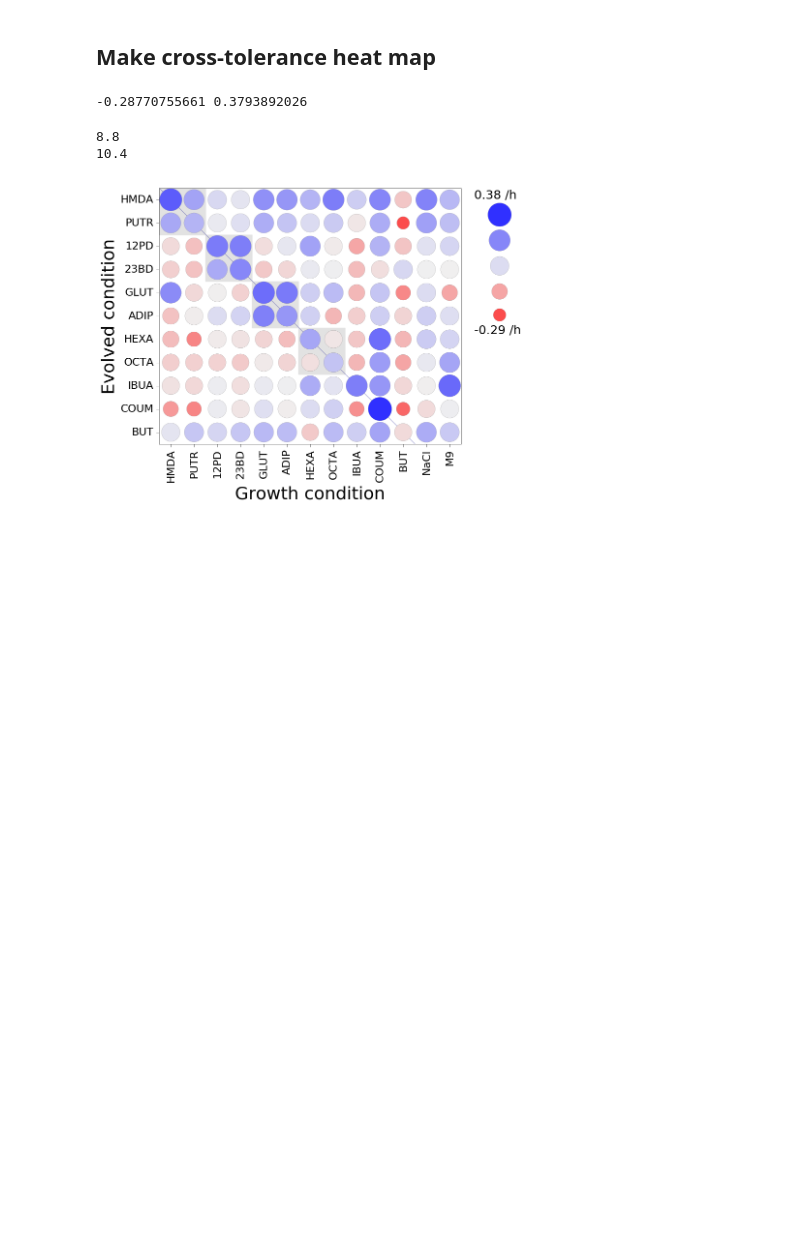
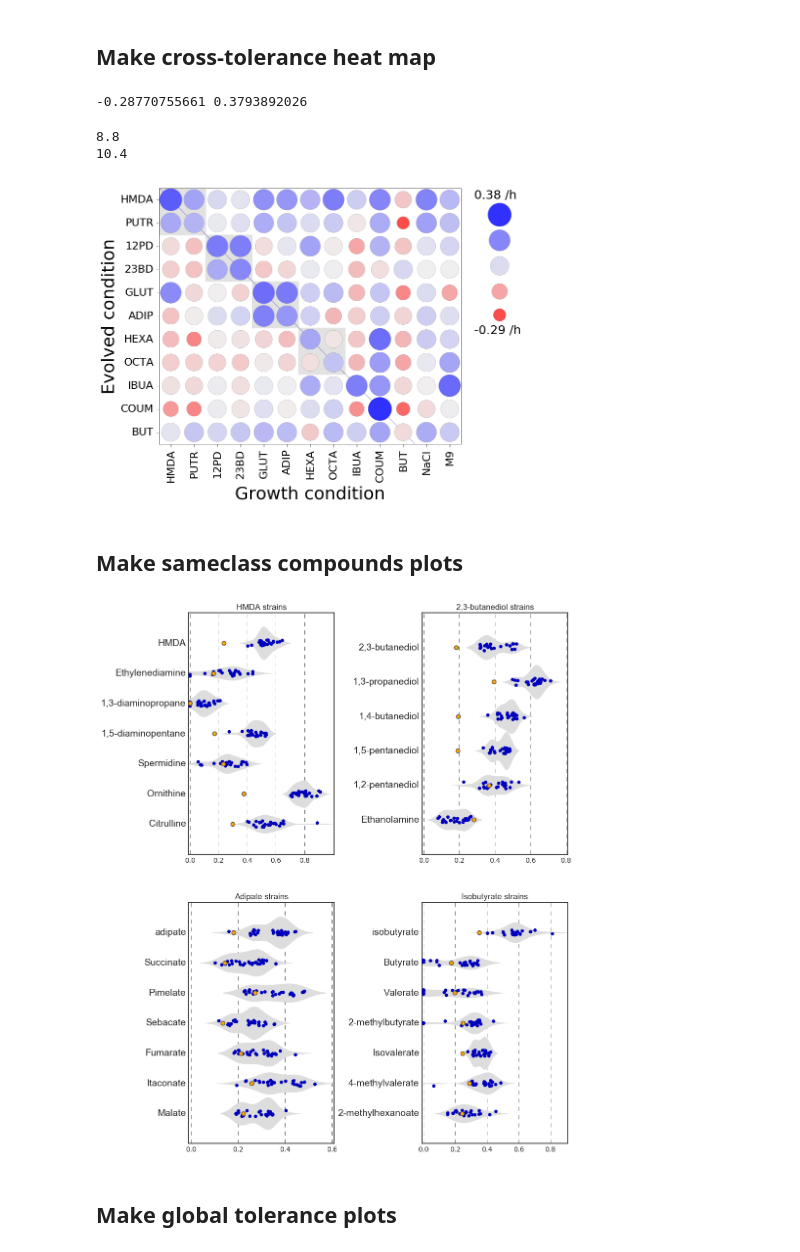
Before and after one commit to biosustain/chemical-tolerance-supplementary, a Jupyter notebook: Notebooks/F3 - Make growth summary figures.ipynb, the cells around one changed output. Saved outputs shown, nothing was run; the diff lists cells and outputs as text; code cells hidden in the pictures; blank space fills up the shorter version.

```diff
--- a/Notebooks/F3 - Make growth summary figures.ipynb
+++ b/Notebooks/F3 - Make growth summary figures.ipynb
@@ -349,3 +351,67 @@ plt.show()
 8.8
 10.4
 [figure]
+# %% [markdown]
+## Make sameclass compounds plots
+# %%
+plt.style.use("seaborn-white")
+
+fig = plt.figure(figsize=[10, 14])
+
+compounds = {
+    "HMDA": "HMDA",
+    "23BD": "2,3-butanediol",
+    "ADIP": "Adipate",
+    "IBUA": "Isobutyrate"
+}
+
+xmin = -0.01
+dif = 0.01
+
+for i, c in enumerate(["HMDA", "23BD", "ADIP", "IBUA"]):
+    plt.subplot(2, 2, i+1)
+
+    plot_df = pd.read_csv("../Data/Growth_data/Sameclass-compounds/" + c + ".csv", index_col=0)
+    plot_df.index.name = "strain"
+    mg_df = plot_df[plot_df.index == "MG1655"]
+    plot_df = plot_df[plot_df.index != "MG1655"]
+    plot_df = pd.melt(plot_df.reset_index(), id_vars="strain")
+    sbn.violinplot(
+        y="variable", x="value", data=plot_df, orient="h", inner=None, color="#dddddd",
+        linewidth=0, width=1.1
+    )
+
+    sbn.stripplot(
+        y="variable", x="value", data=plot_df, orient="h", color="#0000bb",
+        linewidth=0, size=5
+    )
+
+    sbn.swarmplot(
+        y="variable", x="value", data=pd.melt(mg_df.reset_index(), id_vars="strain"),
+        color="orange", linewidth=1, size=6
+    )
+    plt.xlabel("")
+    plt.ylabel("")
+    plt.grid(axis="x", linestyle="--", color="#333333")
+    plt.ylim([len(set(plot_df["variable"])), -1])
+    plt.xticks([0, 0.2, 0.4, 0.6, 0.8])
+    if c == "HMDA":
+        plt.xlim([xmin, 1+dif])
+    elif c == "23BD":
+        plt.xlim([xmin, 0.8+dif])
+    elif c == "ADIP":
+        plt.xlim([xmin, 0.6+dif])
+    elif c == "IBUA":
+        plt.xlim([xmin, 0.9+dif])
+    else:
+        raise RuntimeError()
+
+
+    plt.title(compounds[c] + " strains")
+    plt.yticks(fontsize=14)
+
+plt.subplots_adjust(wspace=0.6)
+# %% [output]
+[figure, added]
+# %% [markdown]
+## Make global tolerance plots
```
Also changed, not shown: parts of 4 cells of this notebook, 14 other files.
